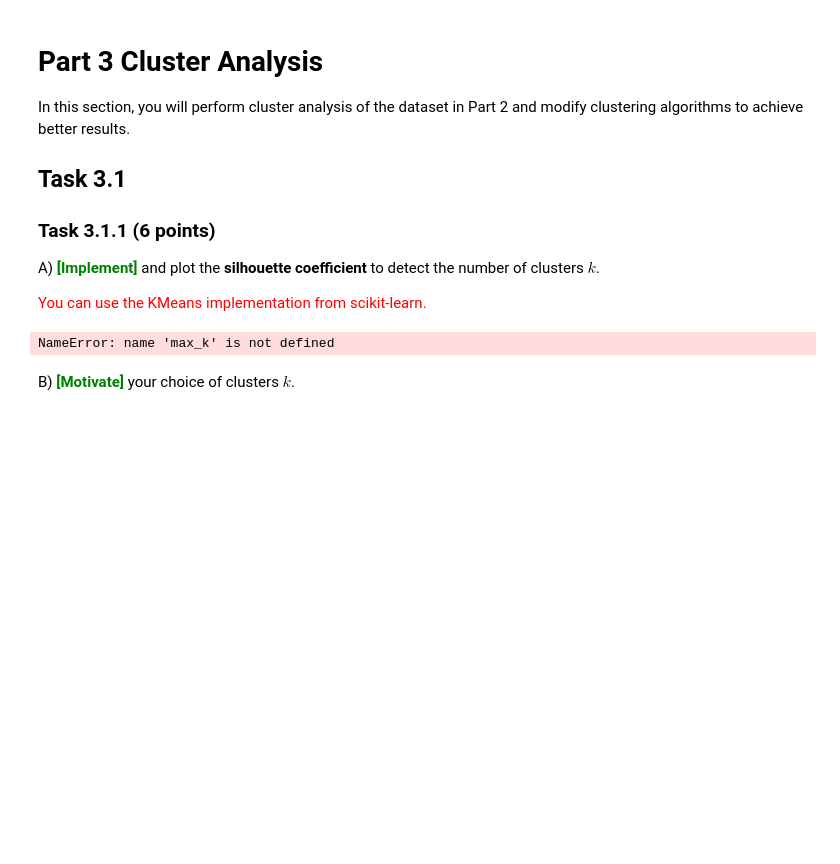
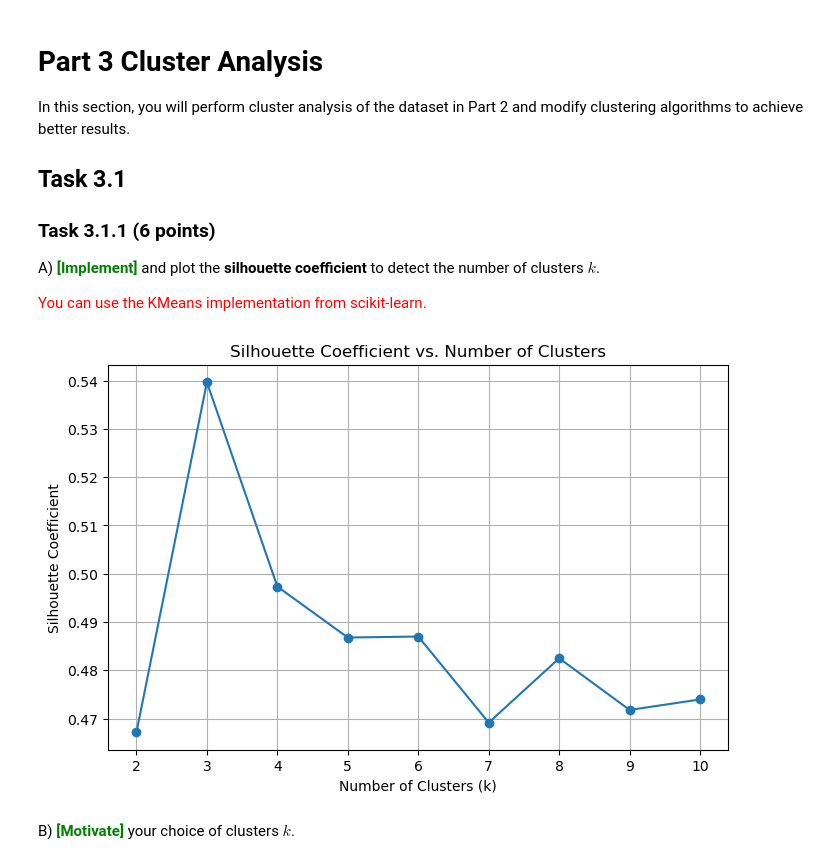
Before and after one commit to garlicxd/dm2025-group-7, a Jupyter notebook: handins/handin1.ipynb, the cells around one changed output. Saved outputs shown, nothing was run; the diff lists cells and outputs as text; code cells hidden in the pictures; blank space fills up the shorter version.

Commit message:
modification in the silhouette.

```diff
--- a/handins/handin1.ipynb
+++ b/handins/handin1.ipynb
@@ -1020,6 +1020,9 @@ second = "flavanoids"
 X = toy[[first, second]].to_numpy()
 y = toy['target']
 # %%
+from sklearn.metrics import silhouette_score  #ONLY FOR TESTING PURPOSE!!!!
+
+
 # Data
 X = toy[[first, second]].to_numpy()
 ### YOUR CODE HERE
@@ -1056,42 +1059,77 @@ def silhouette_coeff(X, k):
     the_kMeans = KMeans(n_clusters=k).fit(X)
     clustering = assign_to_correct_cluster(the_kMeans.labels_, X)
     silhouette_coefficient_of_all_clusters = []
+
     for cluster_label, points in clustering.items():
-        silhouette_coefficient_vector = []
         for point in points:
-            internal = 1 / (len(points)) * np.sum([np.linalg.norm(point - other) for other in points if not np.array_equal(point, other)])
-            external = np.min([1 / len(clustering[other_label]) * np.sum([np.linalg.norm(point - other) for other in clustering[other_label]]) for other_label in clustering if other_label != cluster_label])
-            silhouette_coefficient = (external - internal) / np.max([internal, external])
-            silhouette_coefficient_vector.append(silhouette_coefficient)
-        silhouette_coefficient_this_cluster = np.mean(silhouette_coefficient_vector)
-        silhouette_coefficient_of_all_clusters.append(silhouette_coefficient_this_cluster)
-    return np.mean(silhouette_coefficient_of_all_clusters)
+            if len(points) != 1:
+                internal = 1 / (len(points) - 1) * np.sum([np.linalg.norm(point - other)
+                                                   for other in points if not np.array_equal(point, other)])
 
+            elif len(points) == 1:
+                internal = 0
+
+
+            inter_cluster_average = []
+
+            for other_label, other_points in clustering.items():
+                if other_label == cluster_label:
+                    continue
+
+                external_average_other = [1 / len(clustering[other_label]) *
+                               np.sum([np.linalg.norm(point - other) for other in other_points])]
+
+                inter_cluster_average.append(external_average_other)
+
+
+                if inter_cluster_average:
+                    external = np.min(inter_cluster_average)
+                else:
+                    external = 0
+
+                max_value = max(internal, external)
+
+                if max_value > 0:
+                    silhouette_coefficient = (external - internal) / max_value
+                else:
+                    silhouette_coefficient = 0
+
+                silhouette_coefficient_of_all_clusters.append(silhouette_coefficient)
+
+    return np.mean(silhouette_coefficient_of_all_clusters) if len(silhouette_coefficient_of_all_clusters) > 0 else 0
+
+
+def using_the_library(X,k):
+    kMeans = KMeans(n_clusters=k).fit(X)
+    labels = kMeans.labels_
+
+    score = silhouette_score(X, labels)
+    return score
 
 
 def plotting_based_on_k(X, k):
     silhouette_scores = []
     k_values = range(2, k+1)
 
     for k in k_values:
         silhouette_scores.append(silhouette_coeff(X, k))
 
 
     plt.figure(figsize=(8, 5))
     plt.plot(k_values, silhouette_scores, marker='o', linestyle='-')
     plt.xlabel('Number of Clusters (k)')
     plt.ylabel('Silhouette Coefficient')
     plt.title('Silhouette Coefficient vs. Number of Clusters')
     plt.grid(True)
     plt.show()
 
 
 #silhouette_coeff(X, 3)
 
 
 plotting_based_on_k(X, 10)
 # %% [output]
-NameError: name 'max_k' is not defined
+[figure, added]
 # %% [markdown]
 B) <span style='color: green'>**\[Motivate\]**</span> your choice of clusters $k$.
 # %% [markdown]
```
Also changed, not shown: parts of 1 cell of this notebook.
